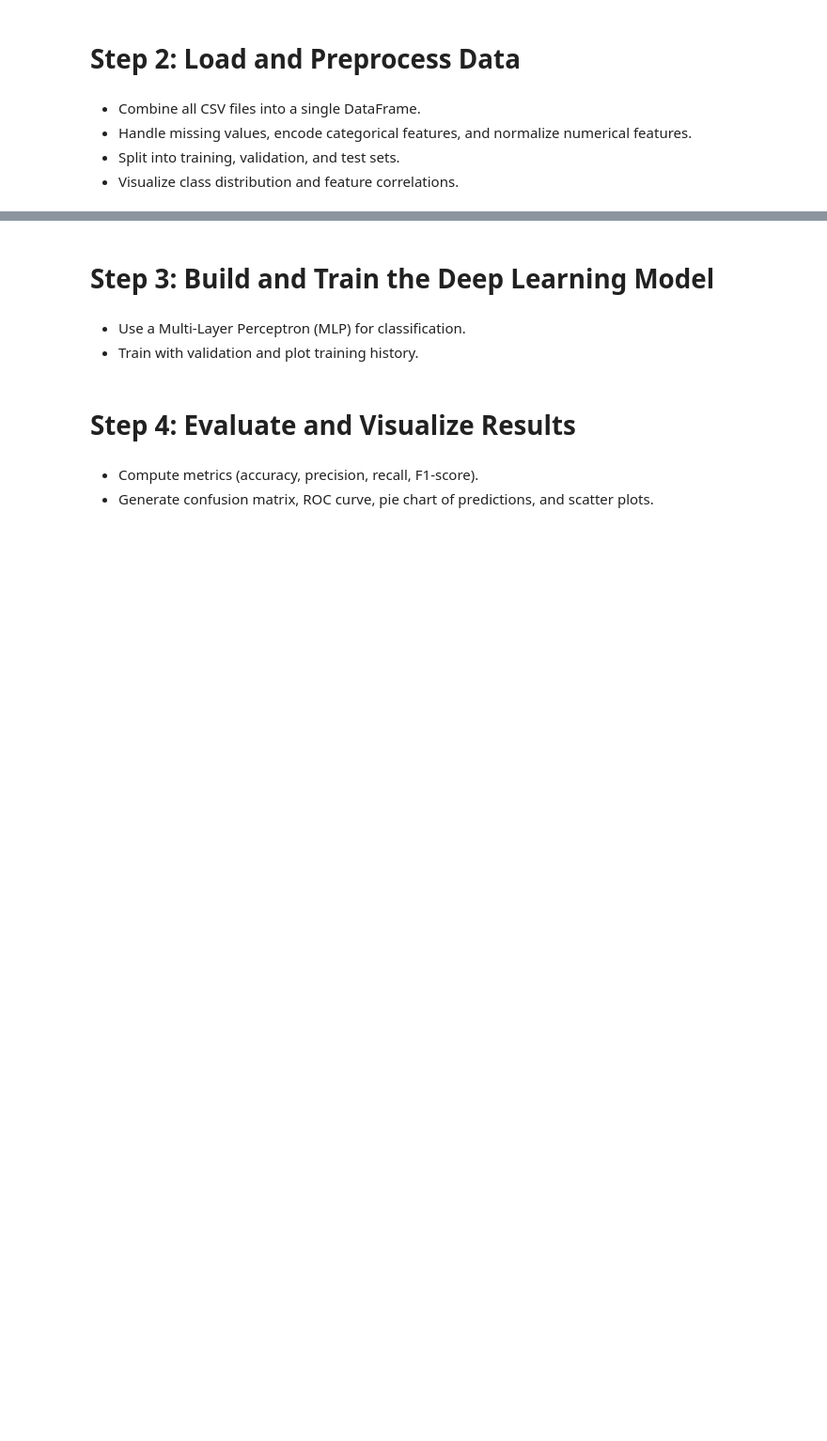
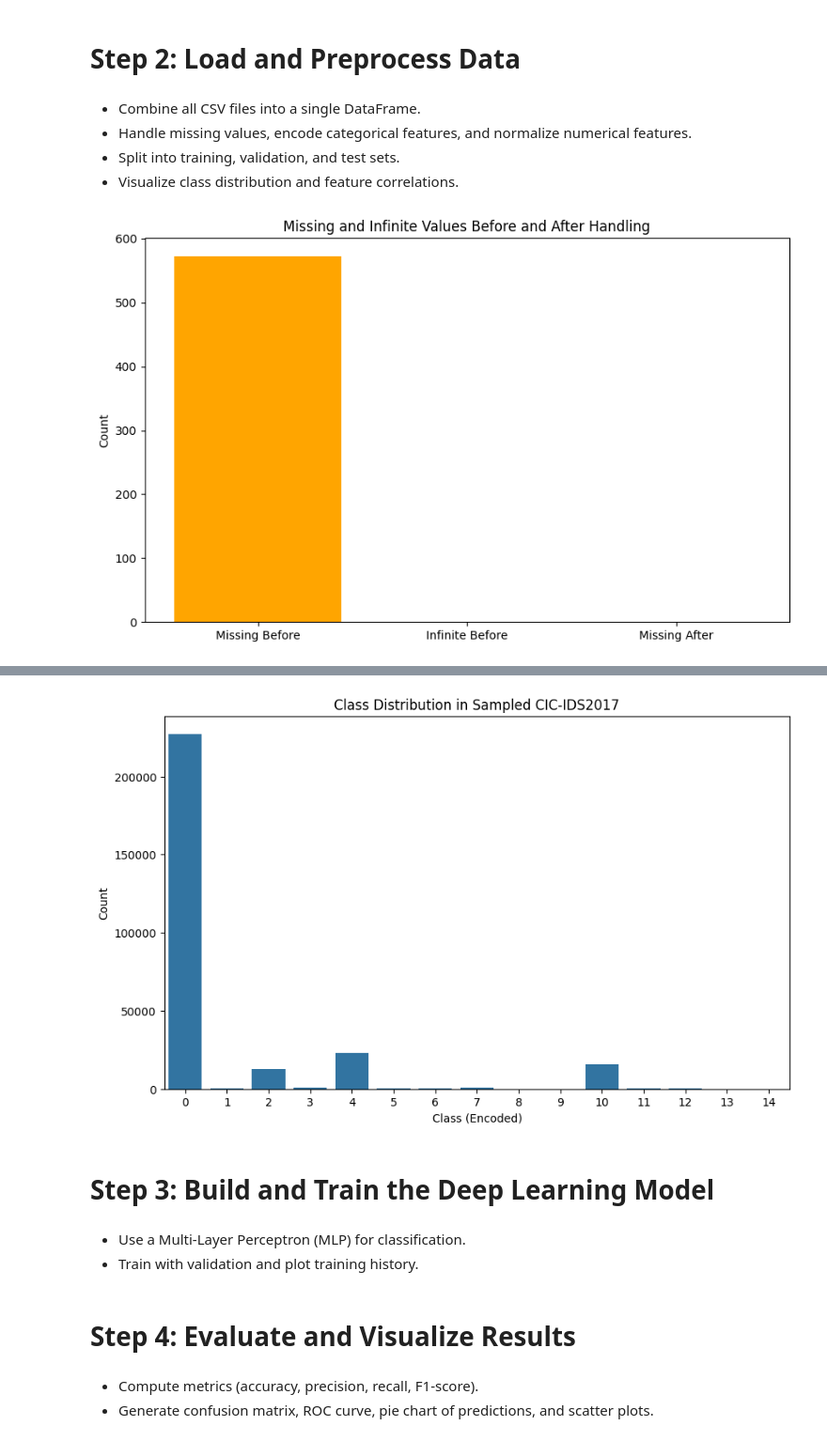
Before and after one commit to fjadidi2001/Cyber-Attack-Detection, a Jupyter notebook: DL4cyber.ipynb, the cells around one changed output, grey strips where cells are left out. Shown at 94% size. Saved outputs shown, nothing was run; the diff lists cells and outputs as text; code cells hidden in the pictures; blank space fills up the shorter version.

```diff
--- a/DL4cyber.ipynb
+++ b/DL4cyber.ipynb
@@ -47,3 +60,80 @@ print(files_df)
 - Handle missing values, encode categorical features, and normalize numerical features.
 - Split into training, validation, and test sets.
 - Visualize class distribution and feature correlations.
+# %%
+# Combine all CSV files into one DataFrame and sample 10% to reduce memory usage
+dataframes = []
+for csv_file in csv_files:
+    df = pd.read_csv(os.path.join(extract_dir, csv_file))
+    # Sample 10% of each file to manage RAM
+    df_sampled = df.sample(frac=0.1, random_state=42)
+    dataframes.append(df_sampled)
+
+data = pd.concat(dataframes, ignore_index=True)
+
+# Clean column names
+data.columns = data.columns.str.strip()
+
+# Replace infinity with NaN
+data.replace([np.inf, -np.inf], np.nan, inplace=True)
+
+# Handle missing values with median imputation for numerical columns
+numerical_cols = data.select_dtypes(include=[np.number]).columns
+imputer = SimpleImputer(strategy='median')
+data_imputed = pd.DataFrame(imputer.fit_transform(data[numerical_cols]),
+                            columns=numerical_cols)
+
+# Handle categorical columns (e.g., 'Label') with mode imputation
+categorical_cols = data.select_dtypes(exclude=[np.number]).columns
+for col in categorical_cols:
+    data_imputed[col] = data[col].fillna(data[col].mode()[0])
+
+# Encode categorical features (Label)
+le = LabelEncoder()
+data_imputed['Label'] = le.fit_transform(data_imputed['Label'])
+
+# Separate features and labels
+X = data_imputed.drop('Label', axis=1)
+y = data_imputed['Label']
+
+# Normalize numerical features
+scaler = StandardScaler()
+X = scaler.fit_transform(X)
+
+# Split into training, validation, and test sets
+X_train, X_temp, y_train, y_temp = train_test_split(X, y, test_size=0.3, random_state=42)
+X_val, X_test, y_val, y_test = train_test_split(X_temp, y_temp, test_size=0.5, random_state=42)
+
+# Visualization 1: Missing and Infinite Values Bar Chart
+missing_before = data.isnull().sum().sum()
+inf_before = data.isin([np.inf, -np.inf]).sum().sum()
+missing_after = data_imputed.isnull().sum().sum()
+plt.figure(figsize=(10, 6))
+plt.bar(['Missing Before', 'Infinite Before', 'Missing After'],
+        [missing_before, inf_before, missing_after],
+        color=['orange', 'red', 'green'])
+plt.title('Missing and Infinite Values Before and After Handling')
+plt.ylabel('Count')
+plt.show()
+
+# Visualization 2: Dataset Summary Table
+summary_table = pd.DataFrame({
+    'Feature Count': [X.shape[1]],
+    'Total Rows': [X.shape[0]],
+    'Classes': [len(np.unique(y))],
+    'Training Samples': [X_train.shape[0]],
+    'Validation Samples': [X_val.shape[0]],
+    'Test Samples': [X_test.shape[0]]
+})
+print("\nDataset Summary Table:")
+print(summary_table)
+
+# Visualization 3: Class Distribution Bar Chart
+plt.figure(figsize=(10, 6))
+sns.countplot(x=y)
+plt.title('Class Distribution in Sampled CIC-IDS2017')
+plt.xlabel('Class (Encoded)')
+plt.ylabel('Count')
+plt.show()
+# %% [output]
+[figure, added]
@@ -50,3 +146,4 @@ print(files_df)
+[figure, added]
 # %% [markdown]
 # Step 3: Build and Train the Deep Learning Model
 # %% [markdown]
```
Also changed, not shown: parts of 3 cells of this notebook.
